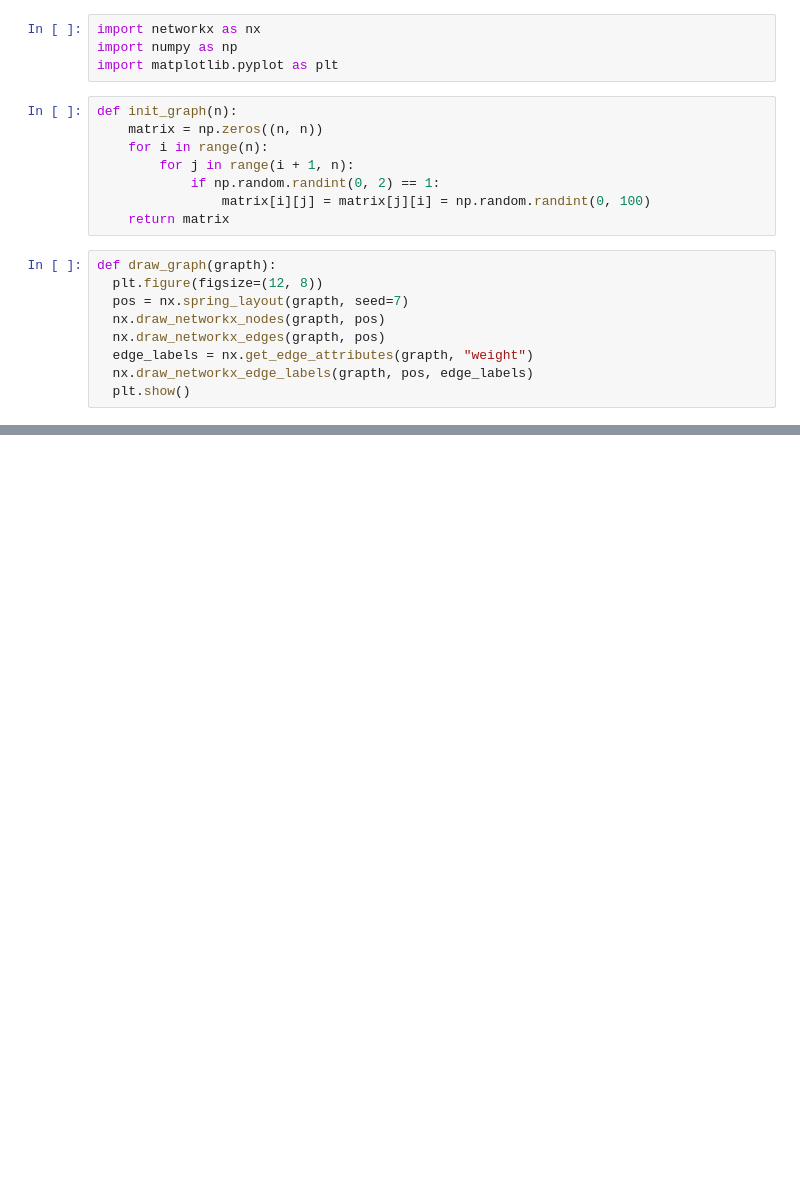
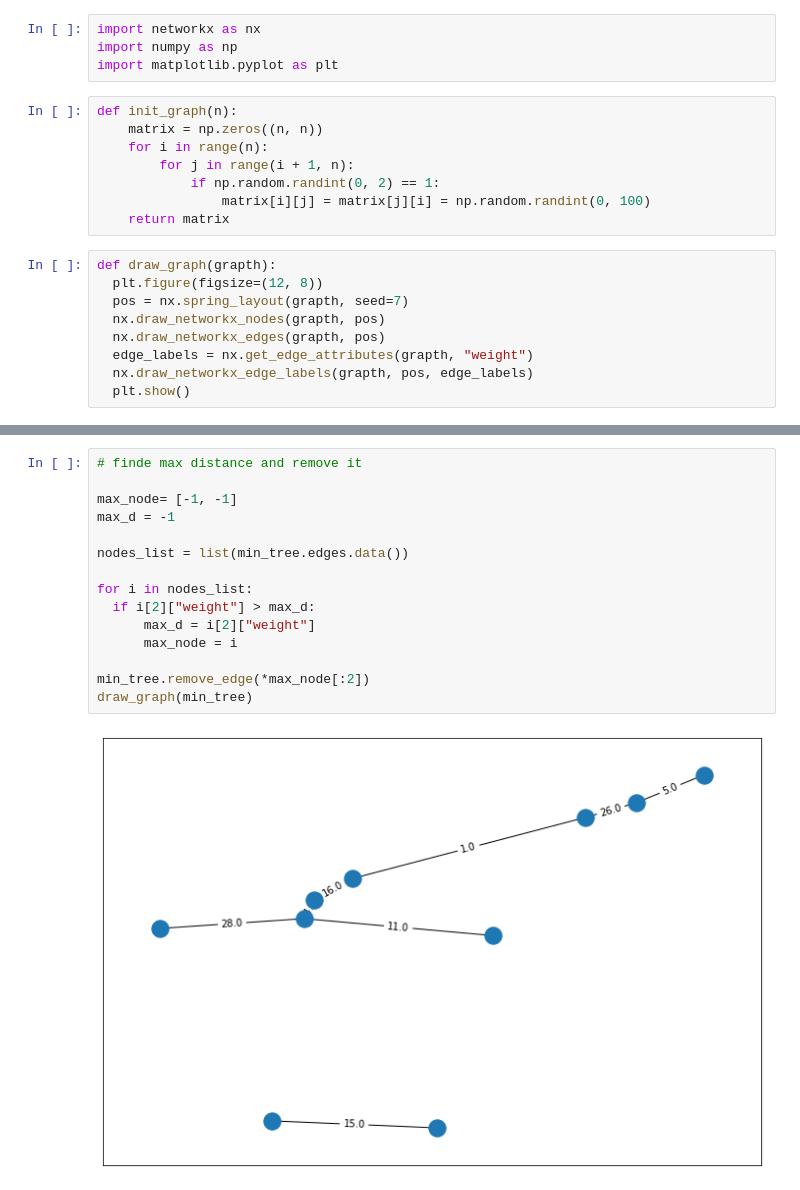
Before and after one commit to VeraKutyavina/ml-tasks, a Jupyter notebook: knp.ipynb, the cells around one changed output, grey strips where cells are left out. Cells and saved outputs as stored; diff of their text form; blank space fills up the shorter version.

```diff
--- a/knp.ipynb
+++ b/knp.ipynb
@@ -73,0 +76,17 @@ draw_graph(min_tree)
+# %%
+# finde max distance and remove it
+
+max_node= [-1, -1]
+max_d = -1
+
+nodes_list = list(min_tree.edges.data())
+
+for i in nodes_list:
+  if i[2]["weight"] > max_d:
+      max_d = i[2]["weight"]
+      max_node = i
+
+min_tree.remove_edge(*max_node[:2])
+draw_graph(min_tree)
+# %% [output]
+[figure, added]
```
Also changed, not shown: parts of 3 cells of this notebook.
